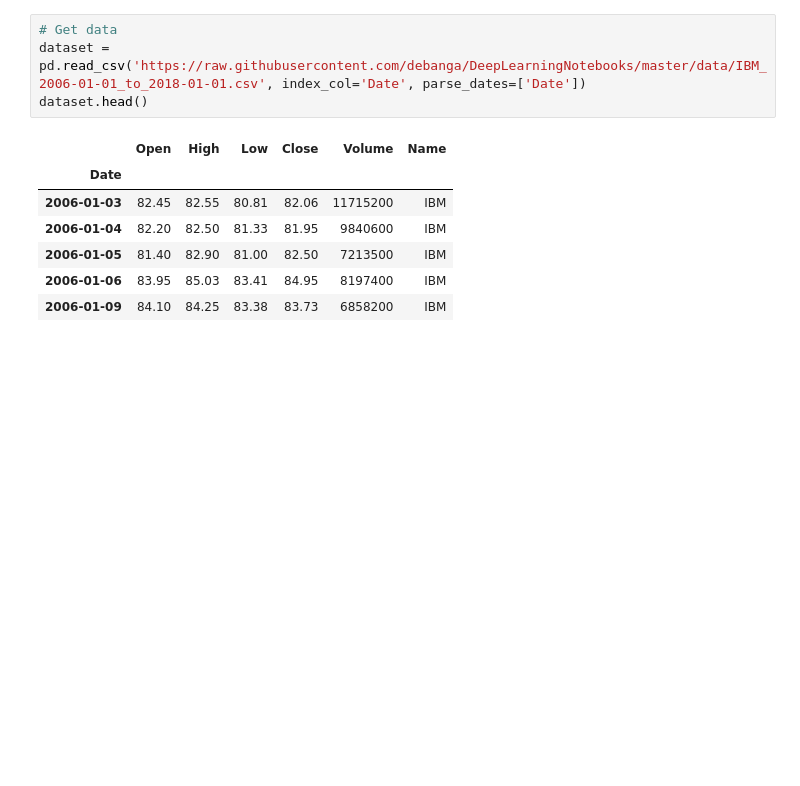
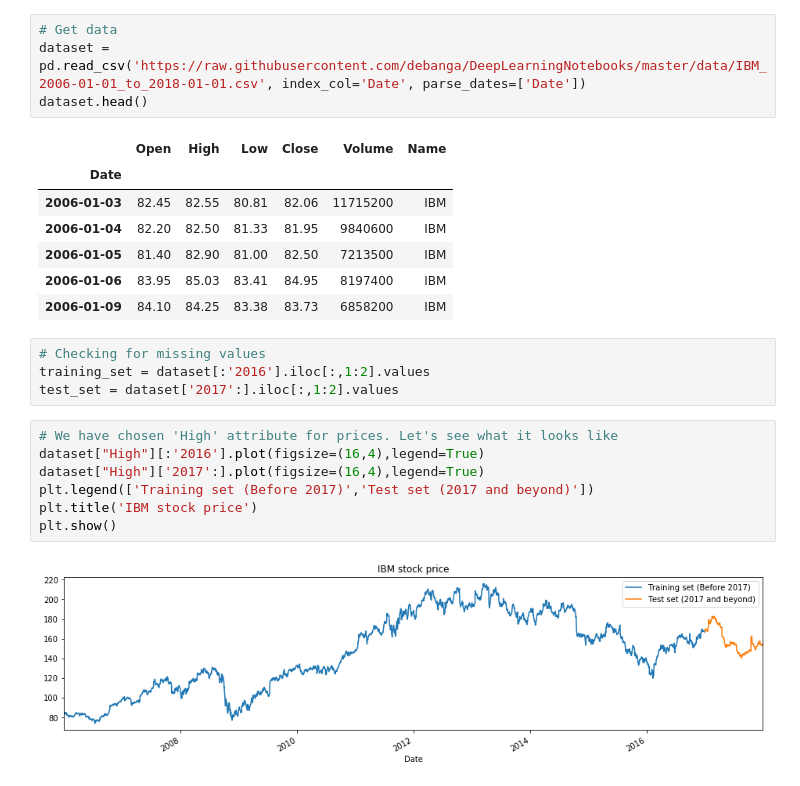
Before and after one commit to debanga/DeepLearningNotebooks, a Jupyter notebook: Recurrent_Neural_Networks_Introduction_to_LSTM.ipynb, the cells around one changed output. Cells and saved outputs as stored; diff of their text form; blank space fills up the shorter version.

```diff
--- a/Recurrent_Neural_Networks_Introduction_to_LSTM.ipynb
+++ b/Recurrent_Neural_Networks_Introduction_to_LSTM.ipynb
@@ -38,3 +38,16 @@ dataset.head()
 | 2006-01-05 | 81.40 | 82.90 | 81.00 | 82.50 | 7213500 | IBM |
 | 2006-01-06 | 83.95 | 85.03 | 83.41 | 84.95 | 8197400 | IBM |
 | 2006-01-09 | 84.10 | 84.25 | 83.38 | 83.73 | 6858200 | IBM |
+# %%
+# Checking for missing values
+training_set = dataset[:'2016'].iloc[:,1:2].values
+test_set = dataset['2017':].iloc[:,1:2].values
+# %%
+# We have chosen 'High' attribute for prices. Let's see what it looks like
+dataset["High"][:'2016'].plot(figsize=(16,4),legend=True)
+dataset["High"]['2017':].plot(figsize=(16,4),legend=True)
+plt.legend(['Training set (Before 2017)','Test set (2017 and beyond)'])
+plt.title('IBM stock price')
+plt.show()
+# %% [output]
+[figure, added]
```
